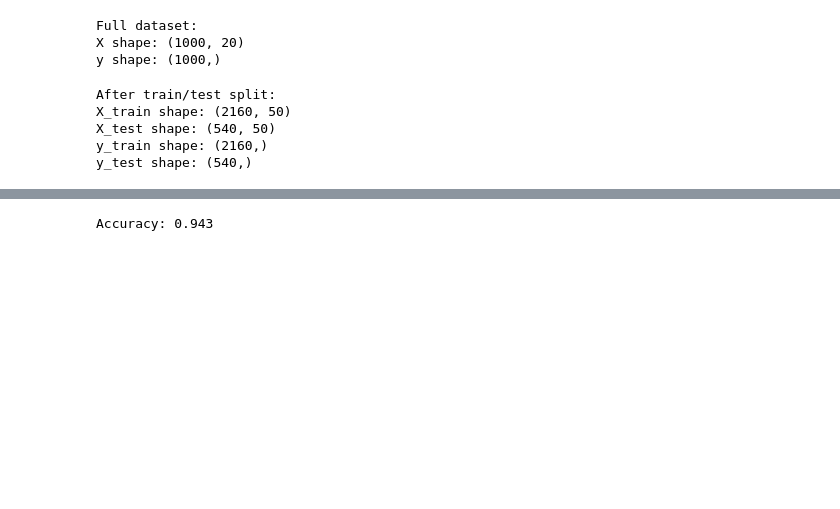
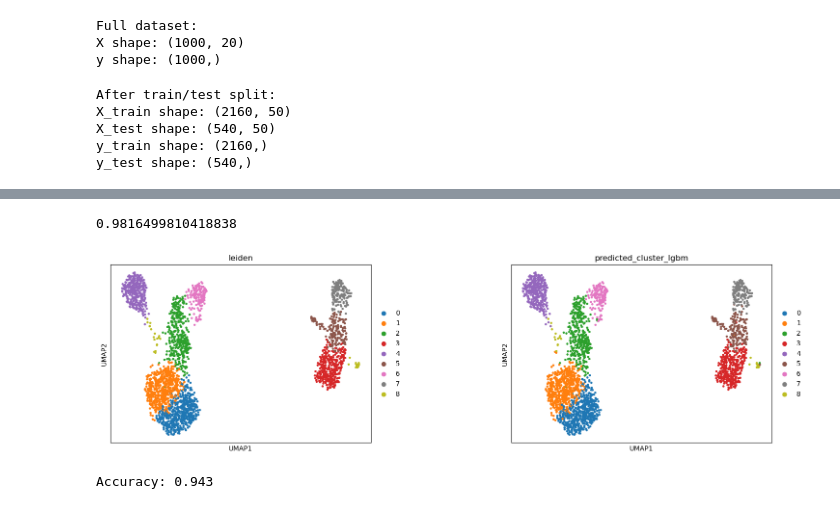
Before and after one commit to JiaEmilYou/scRNAseq_cluster_confidence, a Jupyter notebook: notebooks/01_lightgbm_sandbox.ipynb, the cells around one changed output, grey strips where cells are left out. Saved outputs shown, nothing was run; the diff lists cells and outputs as text; code cells hidden in the pictures; blank space fills up the shorter version.

```diff
--- a/notebooks/01_lightgbm_sandbox.ipynb
+++ b/notebooks/01_lightgbm_sandbox.ipynb
@@ -117,3 +128,19 @@ LGBMClassifier()
+# %%
+probs_test = model.predict_proba(X_test)
+confidence_test = probs_test.max(axis=1)
+
+import numpy as np
+print(np.mean(confidence_test))
+# %% [output]
+0.9816499810418838
+# %%
+sc.pl.umap(
+    adata,
+    color=["leiden", "predicted_cluster_lgbm"],
+    wspace=0.4
+)
+# %% [output]
+[figure, added]
 # %%
 acc = model.score(X_test, y_test)
 print(f"Accuracy: {acc:.3f}")
```
Also changed, not shown: parts of 5 cells of this notebook, 13 other files.
